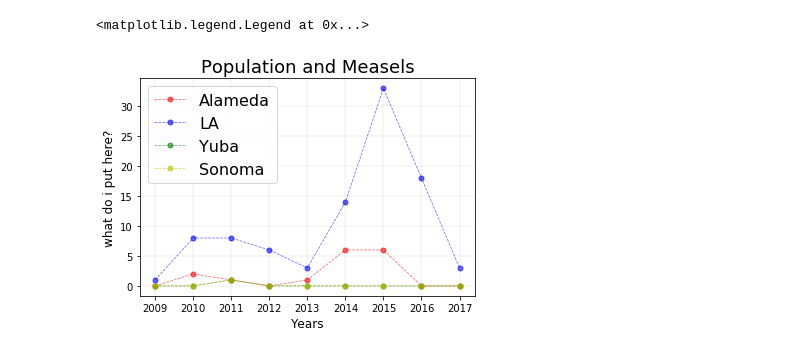
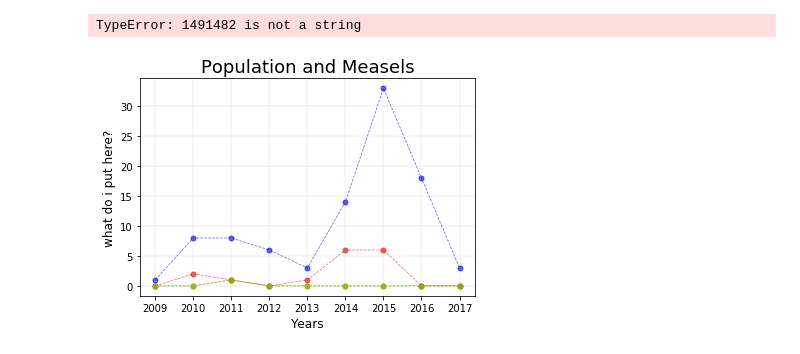
Before and after one commit to GCutaiar/group-project1, a Jupyter notebook: Resource/project1_read_csv_clay.ipynb, the cells around one changed output. Saved outputs shown, nothing was run; the diff lists cells and outputs as text; code cells hidden in the pictures.

Commit message:
disease count good, problem with pop count

```diff
--- a/Resource/project1_read_csv_clay.ipynb
+++ b/Resource/project1_read_csv_clay.ipynb
@@ -155,20 +169,24 @@ ddyr_sonoma_meas = ddyr_sonoma[ddyr_sonoma["disease"]== "Measles"]
 # %%
+#cheap ass typing more:
 x_axis = ["2009", "2010", "2011", "2012", "2013", "2014", "2015", "2016", "2017"]
 
+#setting up Measels plot
 plt.title('Population and Measels', fontsize = 18)
 plt.xlabel('Years', fontsize = 12)
 plt.ylabel('what do i put here?', fontsize= 12)
 plt.grid(color='grey', linestyle='-', linewidth=0.25, alpha=0.5)
 
 #measles by 4 counties and years
 plt.plot(x_axis, ddyr_alameda_meas.iloc[:,2], marker = 'o', markersize=5, linestyle="--", linewidth=0.75, color = 'r', alpha = 0.6, label = "Alameda",)
 plt.plot(x_axis, ddyr_la_meas.iloc[:,2], marker = 'o', markersize=5, linestyle="--", linewidth=0.75, color = 'b', alpha = 0.6, label = "LA",)
 plt.plot(x_axis, ddyr_yuba_meas.iloc[:,2], marker = 'o', markersize=5, linestyle="--", linewidth=0.75, color = 'g', alpha = 0.6, label = "Yuba",)
 plt.plot(x_axis, ddyr_sonoma_meas.iloc[:,2], marker = 'o', markersize=5, linestyle="--", linewidth=0.75, color = 'y', alpha = 0.6, label = "Sonoma",)
 
+#population by 4 counties and years
+plt.plot(x_axis, pop_years_for_plot.iloc[0,:])
 
 
 plt.legend(fontsize = 16)
 # %% [output]
-<matplotlib.legend.Legend at 0x...>
+TypeError: 1491482 is not a string
-[figure, old version]
+[figure, new version]
```
Also changed, not shown: parts of 10 cells of this notebook.
